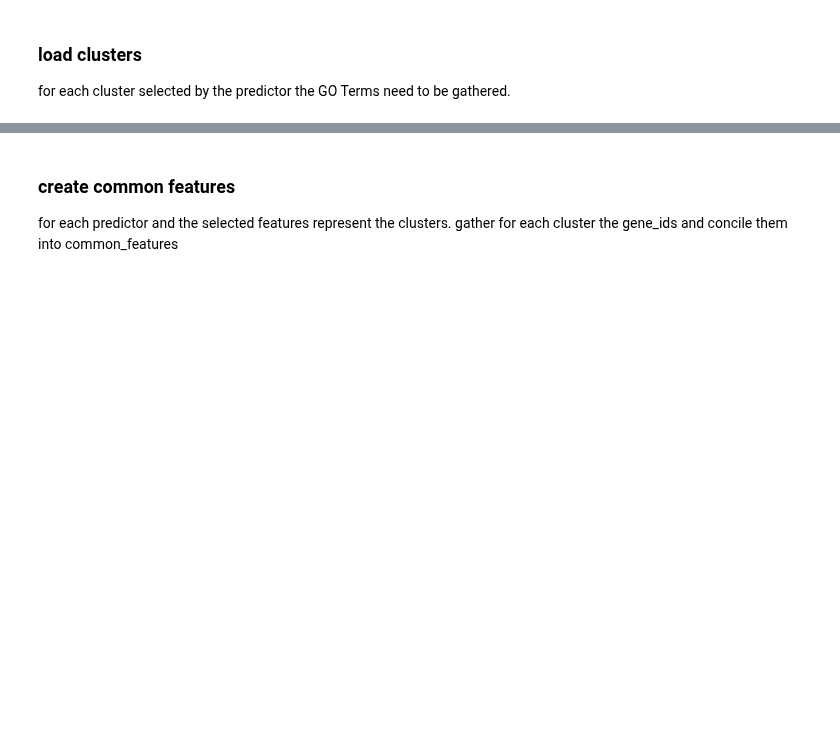
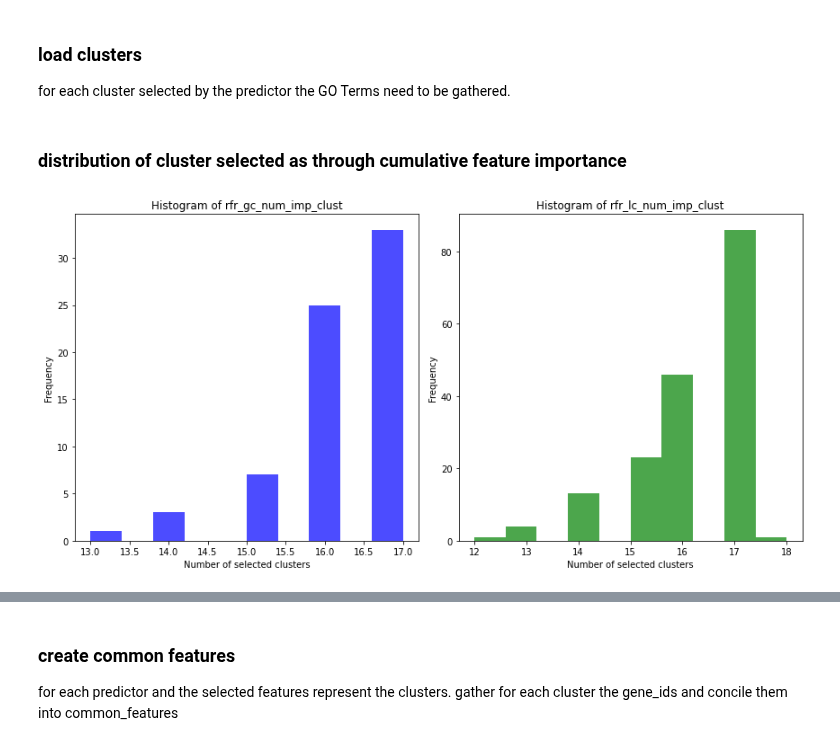
Before and after one commit to Yawkward/x.elegans, a Jupyter notebook: newfeaturespace/newfeat_goea.ipynb, the cells around one changed output, grey strips where cells are left out. Saved outputs shown, nothing was run; the diff lists cells and outputs as text; code cells hidden in the pictures; blank space fills up the shorter version.

```diff
--- a/newfeaturespace/newfeat_goea.ipynb
+++ b/newfeaturespace/newfeat_goea.ipynb
@@ -175,3 +175,5 @@ for each cluster selected by the predictor the GO Terms need to be gathered.
 # %%
 with open("/home/t44p/PW_rawdata/results/wgcna_clusters.json", 'r') as file:
     clusters = json.load(file)
+# %% [markdown]
+### distribution of cluster selected as through cumulative feature importance
@@ -177,0 +197,40 @@ with open("/home/t44p/PW_rawdata/results/wgcna_clusters.json", 'r') as file:
+# %%
+rfr_gc_num_imp_clust = []
+rfr_lc_num_imp_clust = []
+path_gc = "/home/t44p/PW_rawdata/results/newfeat_rfr/gcms/"
+path_lc ="/home/t44p/PW_rawdata/results/newfeat_rfr/lcms/"
+# Iterate over each file in the directory
+for p in [path_gc, path_lc]:
+
+    for file in os.listdir(p):
+        if file.endswith(".json") and not(file.startswith('gcms_dict_nXcv') or file.startswith('lcms_dict_nXcv')):
+            file_path = os.path.join(p, file)
+            with open(file_path, 'r') as json_file:
+                data = json.load(json_file)
+            if p == path_gc:
+                rfr_gc_num_imp_clust.append(len(data['selected_features']))
+            if p == path_lc:
+                rfr_lc_num_imp_clust.append(len(data['selected_features']))
+# %%
+import matplotlib.pyplot as plt
+
+# Create a figure and a set of subplots
+fig, axs = plt.subplots(1, 2, figsize=(12, 6))
+
+# Plot histogram for rfr_gc_num_imp_clust
+axs[0].hist(rfr_gc_num_imp_clust, bins=10, color='blue', alpha=0.7)
+axs[0].set_title('Histogram of rfr_gc_num_imp_clust')
+axs[0].set_xlabel('Number of selected clusters')
+axs[0].set_ylabel('Frequency')
+
+# Plot histogram for rfr_lc_num_imp_clust
+axs[1].hist(rfr_lc_num_imp_clust, bins=10, color='green', alpha=0.7)
+axs[1].set_title('Histogram of rfr_lc_num_imp_clust')
+axs[1].set_xlabel('Number of selected clusters')
+axs[1].set_ylabel('Frequency')
+
+# Display the plot
+plt.tight_layout()
+plt.show()
+# %% [output]
+[figure, added]
```
Also changed, not shown: parts of 9 cells of this notebook.
